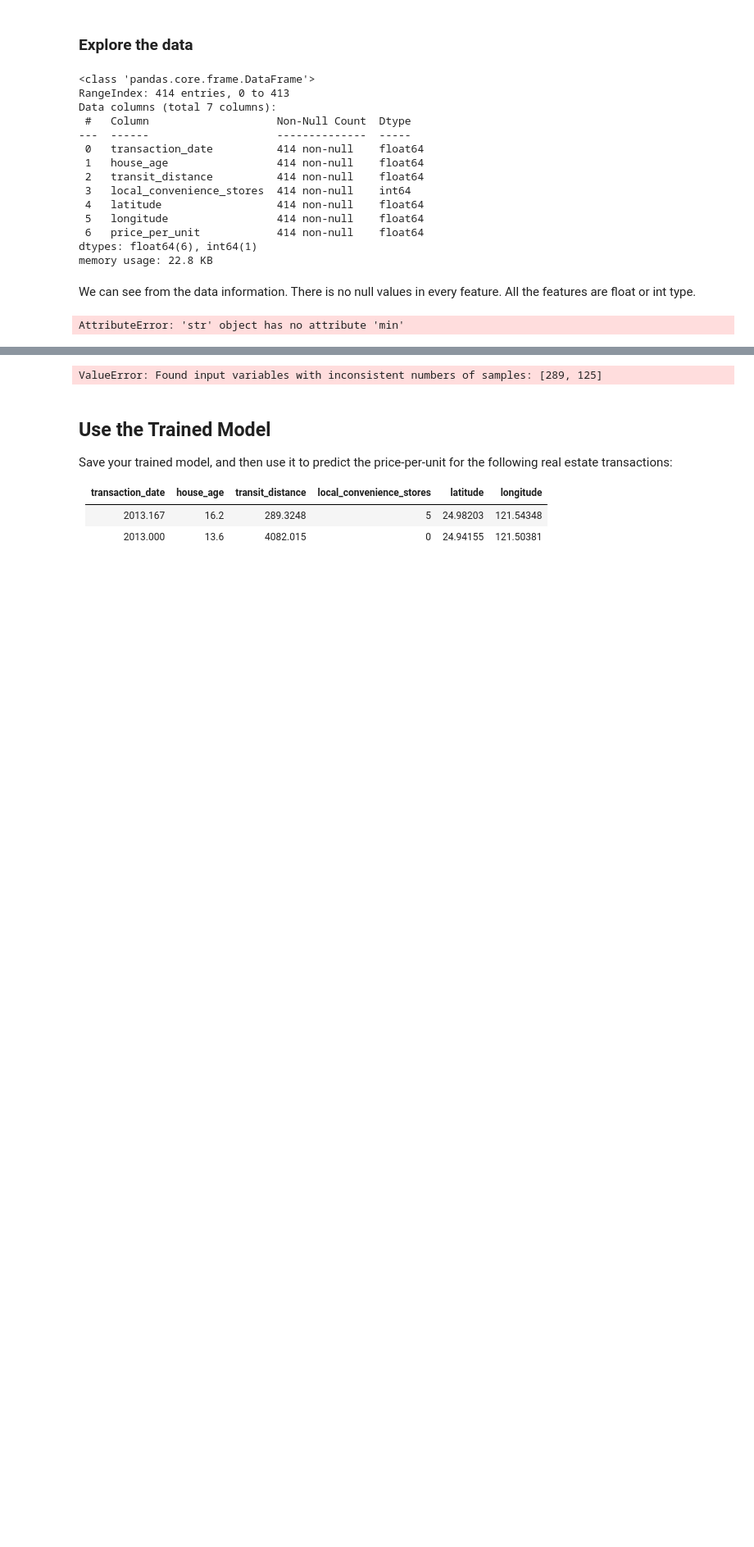
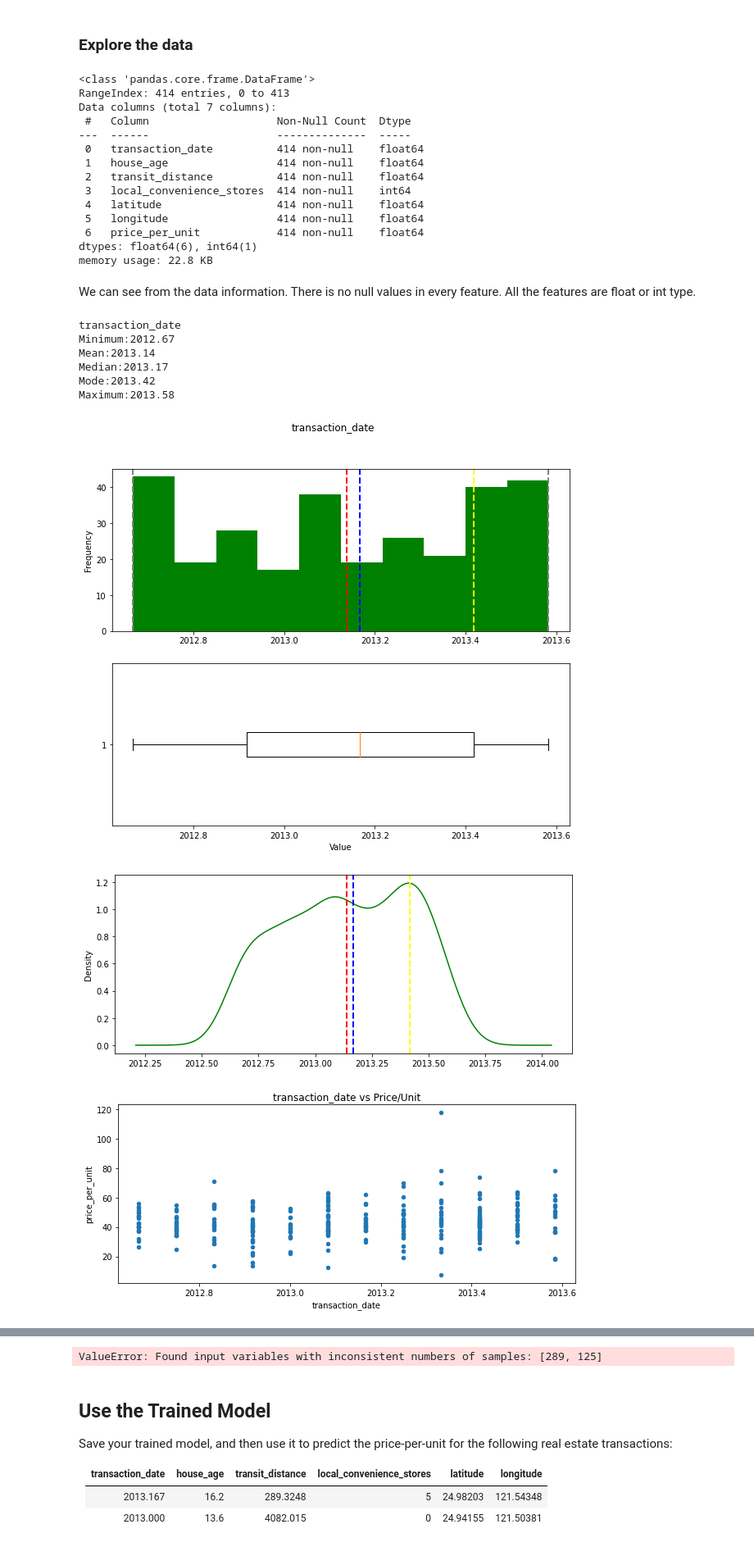
Before and after one commit to santochaoya/Azure-Data-Science, a Jupyter notebook: code/Exercise 2 - Train the Regression Model.ipynb, the cells around one changed output, grey strips where cells are left out. Shown at 82% size. Saved outputs shown, nothing was run; the diff lists cells and outputs as text; code cells hidden in the pictures; blank space fills up the shorter version.

```diff
--- a/code/Exercise 2 - Train the Regression Model.ipynb
+++ b/code/Exercise 2 - Train the Regression Model.ipynb
@@ -89,10 +89,35 @@ dtypes: float64(6), int64(1)
 memory usage: 22.8 KB
 # %% [markdown]
 We can see from the data information. There is no null values in every feature. All the features are float or int type.
-# %%
-# Explore the data
-numeric_features = ['transaction_date', 'house_age', 'transit_distance', 'local_convenience_stores']
-for feature in numeric_features:
-    show_distribution(feature)
-# %% [output]
-AttributeError: 'str' object has no attribute 'min'
+# %%
+# Explore the data
+numeric_features = ['transaction_date', 'house_age', 'transit_distance', 'local_convenience_stores']
+for feature in numeric_features:
+
+    # Show the distribution of original data
+    show_distribution(data[feature])
+
+    # Trim the outliers of transit_distance
+    if feature == 'transit_distance':
+        data = trim_outliers_maximum(data, feature, 0.9)
+
+        # Show the distributions without outliers
+        show_distribution(data[feature])
+
+    # Show the density function graphic
+    show_density(data[feature])
+
+    # Show the scatter plot between each feature and label
+    data.plot.scatter(title=feature + ' vs Price/Unit', x=feature, y='price_per_unit', figsize=(10, 4))
+
+    plt.show()
+# %% [output]
+transaction_date
+Minimum:2012.67
+Mean:2013.14
+Median:2013.17
+Mode:2013.42
+Maximum:2013.58
+[figure, added]
+[figure, added]
+[figure, added]
```
Also changed, not shown: parts of 2 cells of this notebook, 1 other file.
